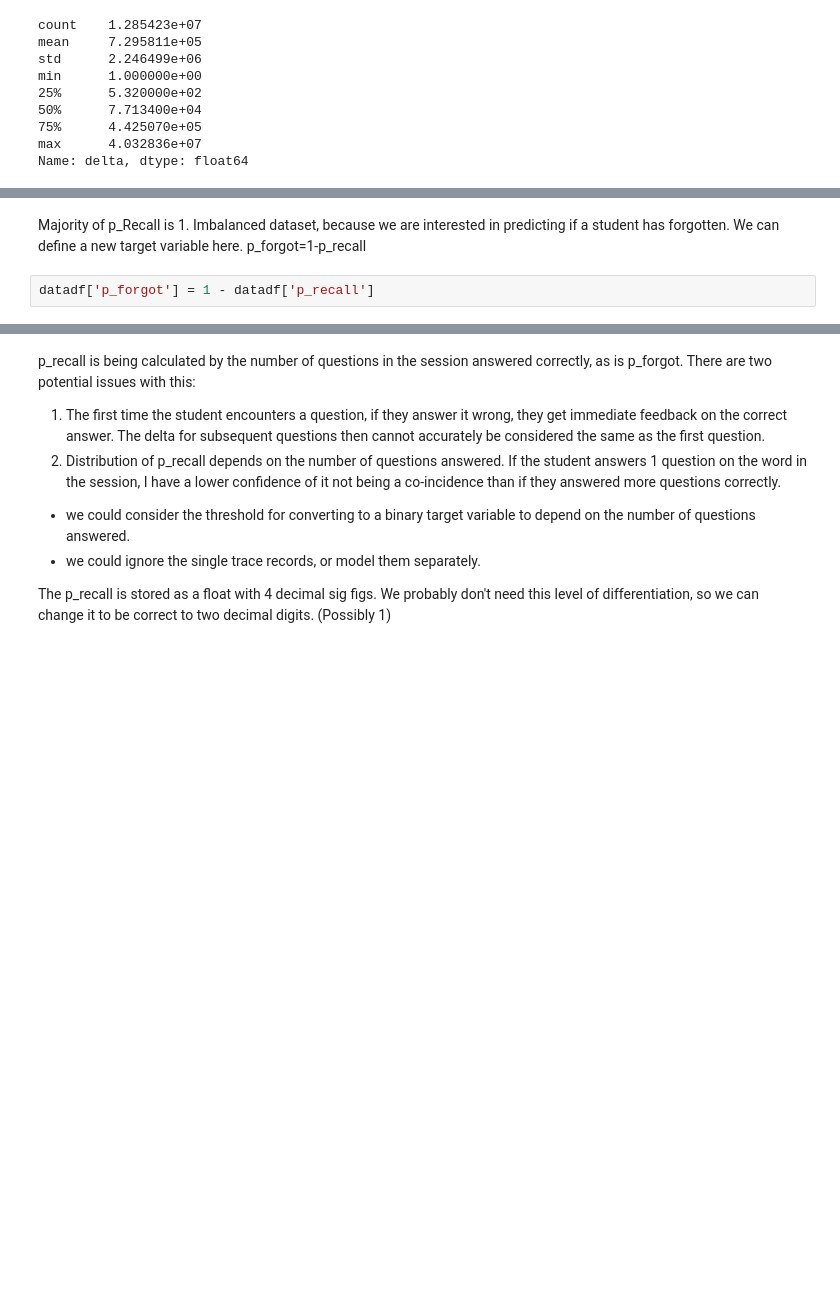
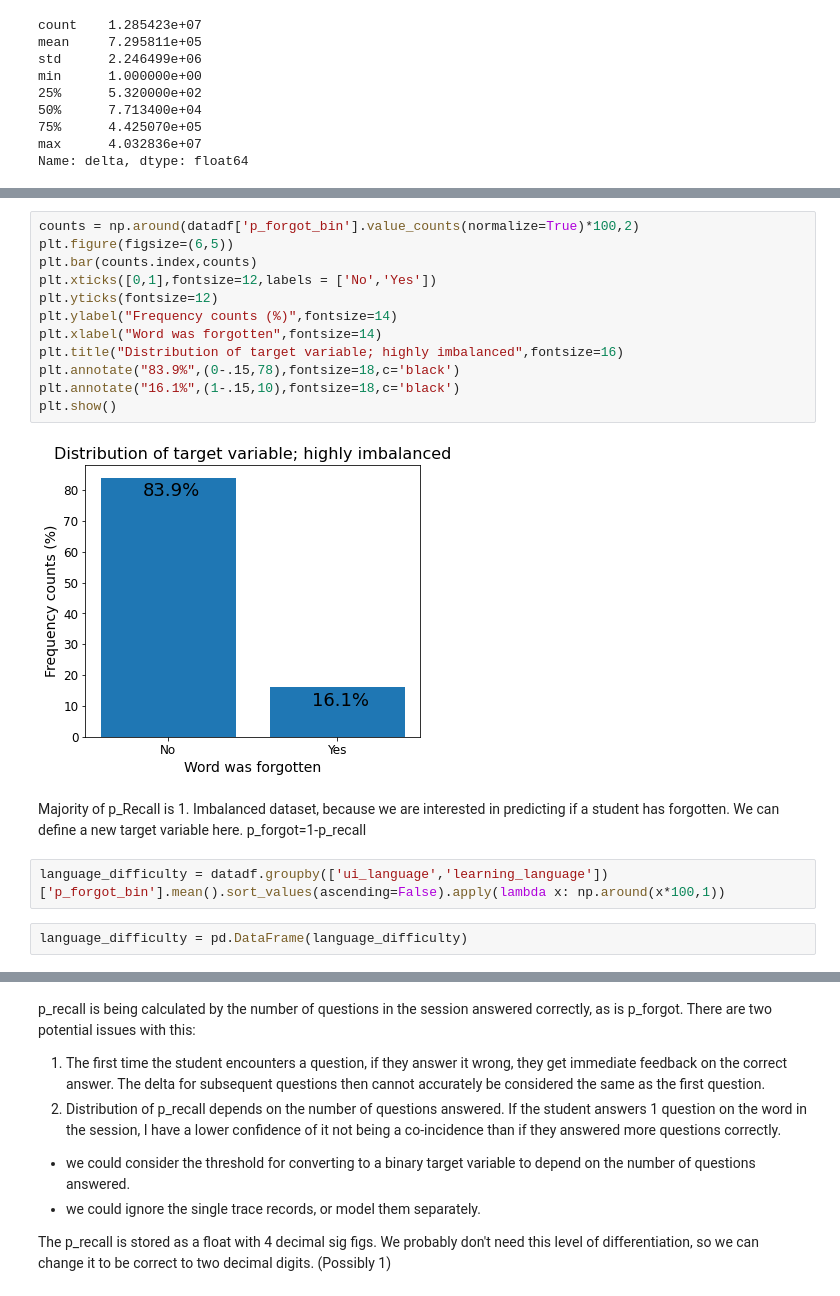
Before and after one commit to rts1988/Duolingo_spaced_repetition, a Jupyter notebook: Duolingo_spaced_repetition.ipynb, the cells around one changed output, grey strips where cells are left out. Cells and saved outputs as stored; diff of their text form; blank space fills up the shorter version.

```diff
--- a/Duolingo_spaced_repetition.ipynb
+++ b/Duolingo_spaced_repetition.ipynb
@@ -78,4 +113,20 @@ datadf['p_recall'].hist(bins=20)
+# %%
+counts = np.around(datadf['p_forgot_bin'].value_counts(normalize=True)*100,2)
+plt.figure(figsize=(6,5))
+plt.bar(counts.index,counts)
+plt.xticks([0,1],fontsize=12,labels = ['No','Yes'])
+plt.yticks(fontsize=12)
+plt.ylabel("Frequency counts (%)",fontsize=14)
+plt.xlabel("Word was forgotten",fontsize=14)
+plt.title("Distribution of target variable; highly imbalanced",fontsize=16)
+plt.annotate("83.9%",(0-.15,78),fontsize=18,c='black')
+plt.annotate("16.1%",(1-.15,10),fontsize=18,c='black')
+plt.show()
+# %% [output]
+[figure, added]
 # %% [markdown]
 Majority of p_Recall is 1. Imbalanced dataset, because we are interested in predicting if a student has forgotten. We can define a new target variable here. p_forgot=1-p_recall
-# %%
-datadf['p_forgot'] = 1 - datadf['p_recall']
+# %%
+language_difficulty = datadf.groupby(['ui_language','learning_language'])['p_forgot_bin'].mean().sort_values(ascending=False).apply(lambda x: np.around(x*100,1))
+# %%
+language_difficulty = pd.DataFrame(language_difficulty)
```
Also changed, not shown: parts of 35 cells of this notebook.
